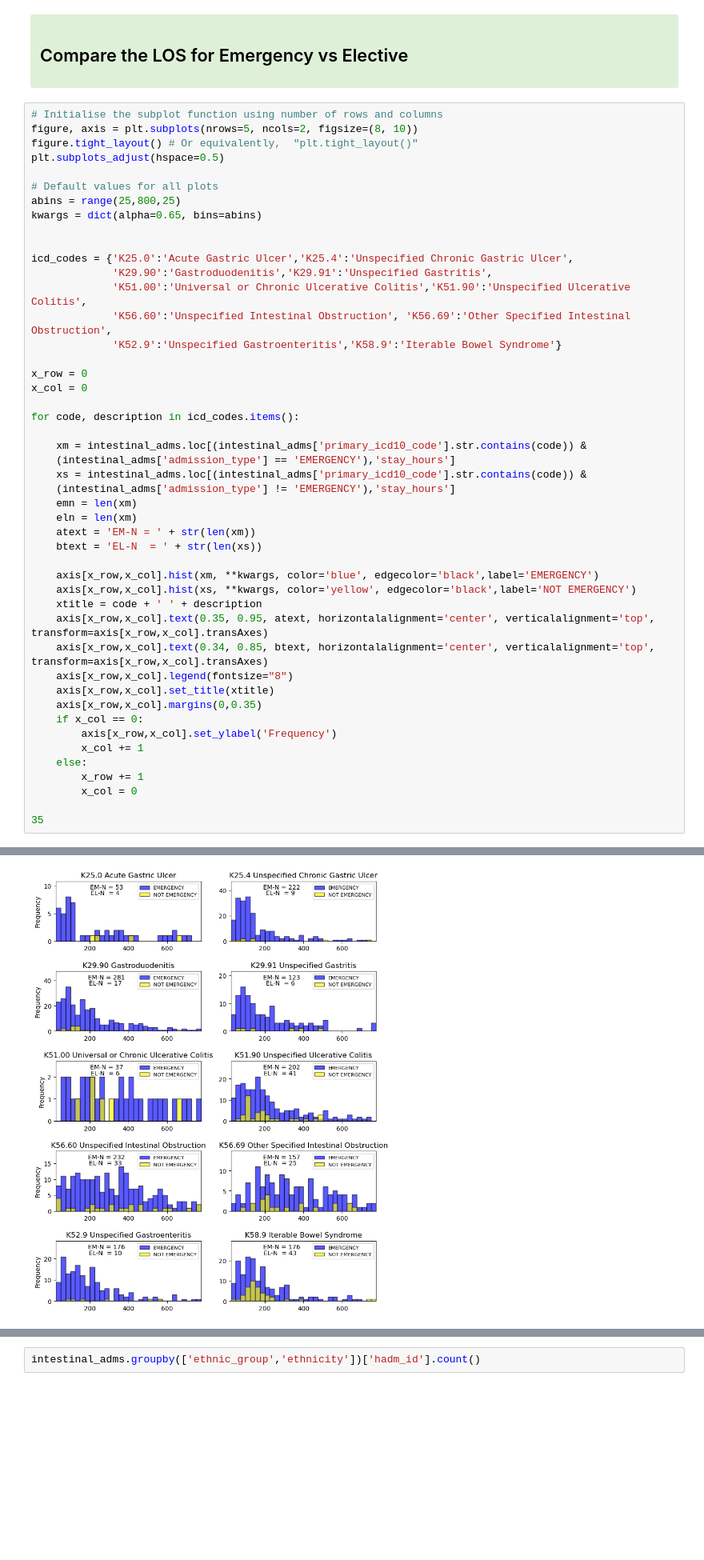
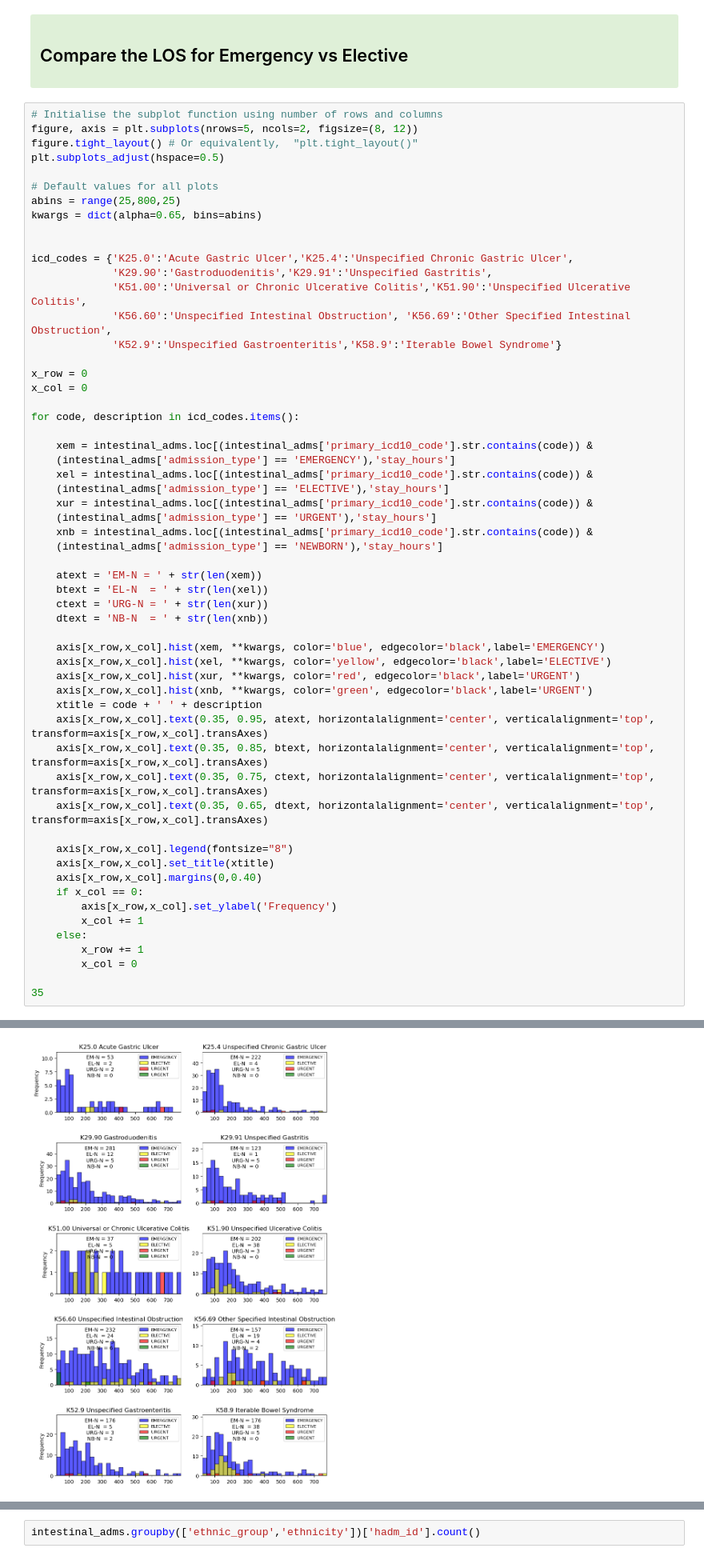
Before and after one commit to rdpratti/Medical-MIMIC-Research, a Jupyter notebook: Notebooks/MIMIC-Notes-EDA.ipynb, the cells around one changed output, grey strips where cells are left out. Shown at 80% size. Saved outputs shown, nothing was run; the diff lists cells and outputs as text; blank space fills up the shorter version.

```diff
--- a/Notebooks/MIMIC-Notes-EDA.ipynb
+++ b/Notebooks/MIMIC-Notes-EDA.ipynb
@@ -551,7 +596,7 @@ ethnicity_adms
 </h2></font>
 # %%
 # Initialise the subplot function using number of rows and columns
-figure, axis = plt.subplots(nrows=5, ncols=2, figsize=(8, 10))
+figure, axis = plt.subplots(nrows=5, ncols=2, figsize=(8, 12))
 figure.tight_layout() # Or equivalently,  "plt.tight_layout()"
 plt.subplots_adjust(hspace=0.5)
 
@@ -560,45 +605,55 @@ abins = range(25,800,25)
 kwargs = dict(alpha=0.65, bins=abins)
 
 
 icd_codes = {'K25.0':'Acute Gastric Ulcer','K25.4':'Unspecified Chronic Gastric Ulcer',
              'K29.90':'Gastroduodenitis','K29.91':'Unspecified Gastritis',
              'K51.00':'Universal or Chronic Ulcerative Colitis','K51.90':'Unspecified Ulcerative Colitis',
              'K56.60':'Unspecified Intestinal Obstruction', 'K56.69':'Other Specified Intestinal Obstruction',
              'K52.9':'Unspecified Gastroenteritis','K58.9':'Iterable Bowel Syndrome'}
 
 x_row = 0
 x_col = 0
 
 for code, description in icd_codes.items():
 
-    xm = intestinal_adms.loc[(intestinal_adms['primary_icd10_code'].str.contains(code)) &
+    xem = intestinal_adms.loc[(intestinal_adms['primary_icd10_code'].str.contains(code)) &
     (intestinal_adms['admission_type'] == 'EMERGENCY'),'stay_hours']
-    xs = intestinal_adms.loc[(intestinal_adms['primary_icd10_code'].str.contains(code)) &
-    (intestinal_adms['admission_type'] != 'EMERGENCY'),'stay_hours']
-    emn = len(xm)
-    eln = len(xm)
-    atext = 'EM-N = ' + str(len(xm))
-    btext = 'EL-N  = ' + str(len(xs))
+    xel = intestinal_adms.loc[(intestinal_adms['primary_icd10_code'].str.contains(code)) &
+    (intestinal_adms['admission_type'] == 'ELECTIVE'),'stay_hours']
+    xur = intestinal_adms.loc[(intestinal_adms['primary_icd10_code'].str.contains(code)) &
+    (intestinal_adms['admission_type'] == 'URGENT'),'stay_hours']
+    xnb = intestinal_adms.loc[(intestinal_adms['primary_icd10_code'].str.contains(code)) &
+    (intestinal_adms['admission_type'] == 'NEWBORN'),'stay_hours']
 
-    axis[x_row,x_col].hist(xm, **kwargs, color='blue', edgecolor='black',label='EMERGENCY')
-    axis[x_row,x_col].hist(xs, **kwargs, color='yellow', edgecolor='black',label='NOT EMERGENCY')
+    atext = 'EM-N = ' + str(len(xem))
+    btext = 'EL-N  = ' + str(len(xel))
+    ctext = 'URG-N = ' + str(len(xur))
+    dtext = 'NB-N  = ' + str(len(xnb))
+
+    axis[x_row,x_col].hist(xem, **kwargs, color='blue', edgecolor='black',label='EMERGENCY')
+    axis[x_row,x_col].hist(xel, **kwargs, color='yellow', edgecolor='black',label='ELECTIVE')
+    axis[x_row,x_col].hist(xur, **kwargs, color='red', edgecolor='black',label='URGENT')
+    axis[x_row,x_col].hist(xnb, **kwargs, color='green', edgecolor='black',label='URGENT')
     xtitle = code + ' ' + description
     axis[x_row,x_col].text(0.35, 0.95, atext, horizontalalignment='center', verticalalignment='top', transform=axis[x_row,x_col].transAxes)
-    axis[x_row,x_col].text(0.34, 0.85, btext, horizontalalignment='center', verticalalignment='top', transform=axis[x_row,x_col].transAxes)
+    axis[x_row,x_col].text(0.35, 0.85, btext, horizontalalignment='center', verticalalignment='top', transform=axis[x_row,x_col].transAxes)
+    axis[x_row,x_col].text(0.35, 0.75, ctext, horizontalalignment='center', verticalalignment='top', transform=axis[x_row,x_col].transAxes)
+    axis[x_row,x_col].text(0.35, 0.65, dtext, horizontalalignment='center', verticalalignment='top', transform=axis[x_row,x_col].transAxes)
+
     axis[x_row,x_col].legend(fontsize="8")
     axis[x_row,x_col].set_title(xtitle)
-    axis[x_row,x_col].margins(0,0.35)
+    axis[x_row,x_col].margins(0,0.40)
     if x_col == 0:
         axis[x_row,x_col].set_ylabel('Frequency')
         x_col += 1
     else:
         x_row += 1
         x_col = 0
 
 35
 # %% [output]
 35
-[figure, old version]
+[figure, new version]
 # %%
 figure, axis = plt.subplots(nrows=5, ncols=2, figsize=(8, 10))
 figure.tight_layout() # Or equivalently,  "plt.tight_layout()"
```
Also changed, not shown: parts of 31 cells of this notebook.
